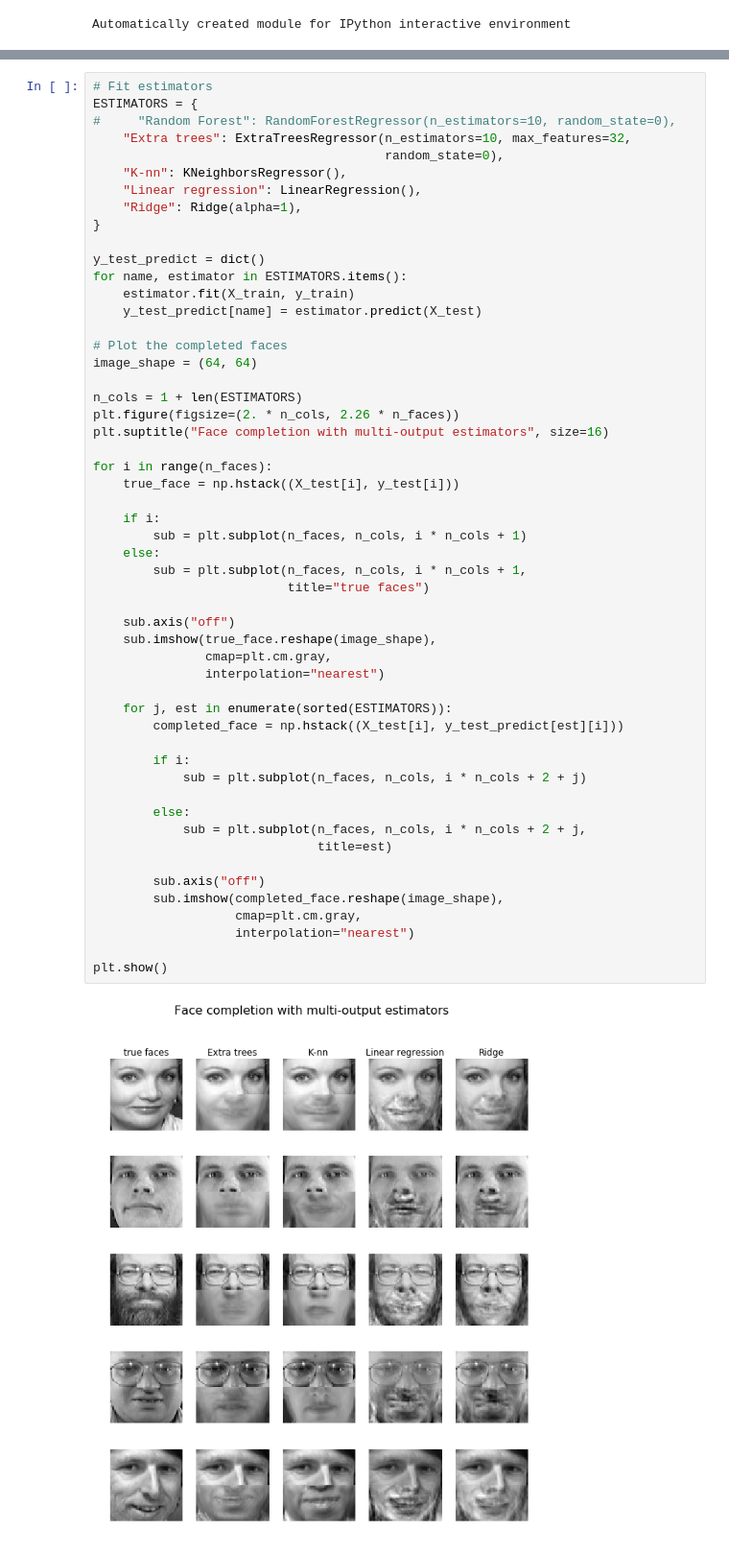
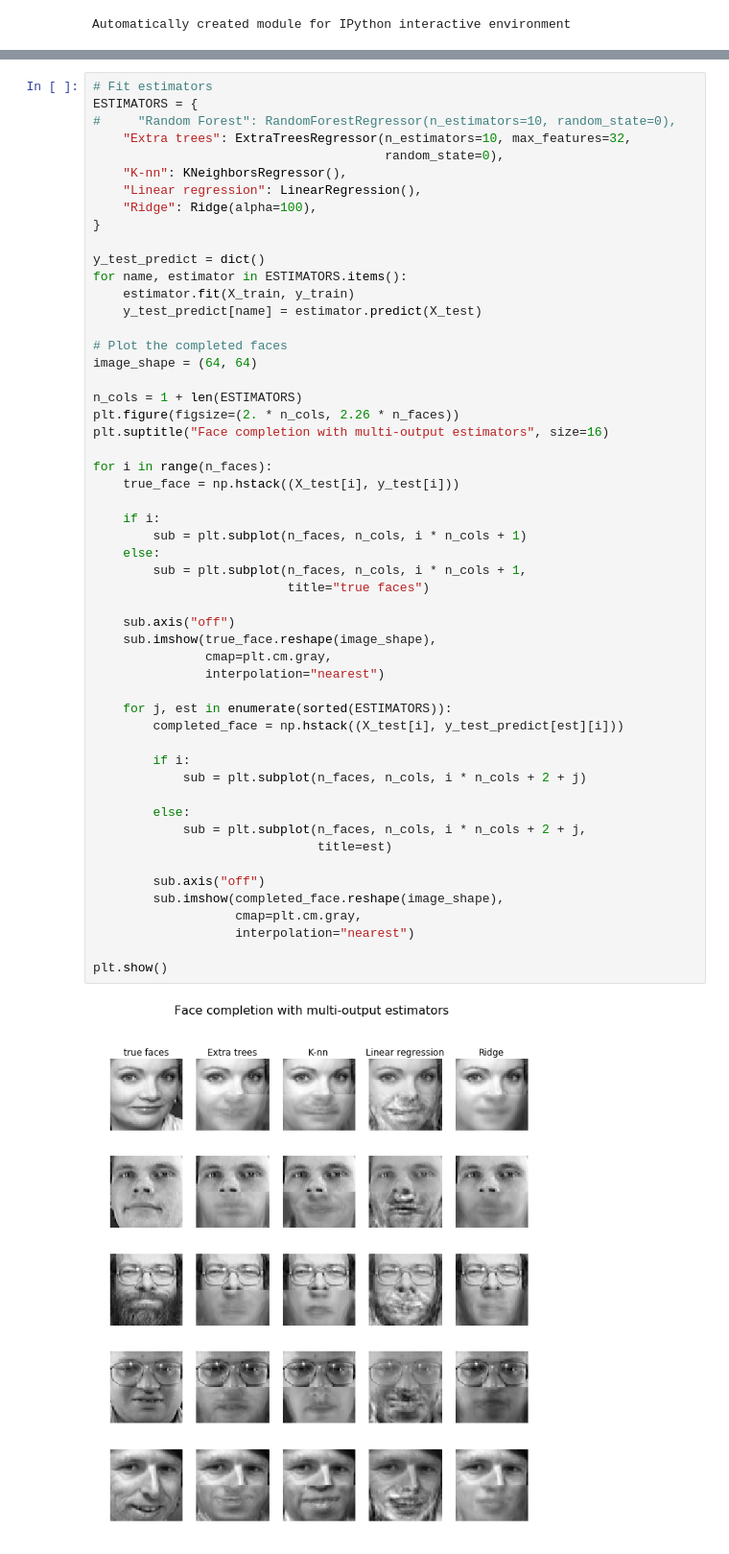
Before and after one commit to SlinkoIgor/express_ml, a Jupyter notebook: lesson4/linear_regression.ipynb, the cells around one changed output, grey strips where cells are left out. Shown at 96% size. Saved outputs shown, nothing was run; the diff lists cells and outputs as text.

```diff
--- a/lesson4/linear_regression.ipynb
+++ b/lesson4/linear_regression.ipynb
@@ -116,7 +120,7 @@ ESTIMATORS = {
                                        random_state=0),
     "K-nn": KNeighborsRegressor(),
     "Linear regression": LinearRegression(),
-    "Ridge": Ridge(alpha=1),
+    "Ridge": Ridge(alpha=100),
 }
 
 y_test_predict = dict()
@@ -135,31 +139,31 @@ for i in range(n_faces):
     true_face = np.hstack((X_test[i], y_test[i]))
 
     if i:
         sub = plt.subplot(n_faces, n_cols, i * n_cols + 1)
     else:
         sub = plt.subplot(n_faces, n_cols, i * n_cols + 1,
                           title="true faces")
 
     sub.axis("off")
     sub.imshow(true_face.reshape(image_shape),
                cmap=plt.cm.gray,
                interpolation="nearest")
 
     for j, est in enumerate(sorted(ESTIMATORS)):
         completed_face = np.hstack((X_test[i], y_test_predict[est][i]))
 
         if i:
             sub = plt.subplot(n_faces, n_cols, i * n_cols + 2 + j)
 
         else:
             sub = plt.subplot(n_faces, n_cols, i * n_cols + 2 + j,
                               title=est)
 
         sub.axis("off")
         sub.imshow(completed_face.reshape(image_shape),
                    cmap=plt.cm.gray,
                    interpolation="nearest")
 
 plt.show()
 # %% [output]
-[figure, old version]
+[figure, new version]
```
Also changed, not shown: parts of 2 cells of this notebook, 4 other files.
